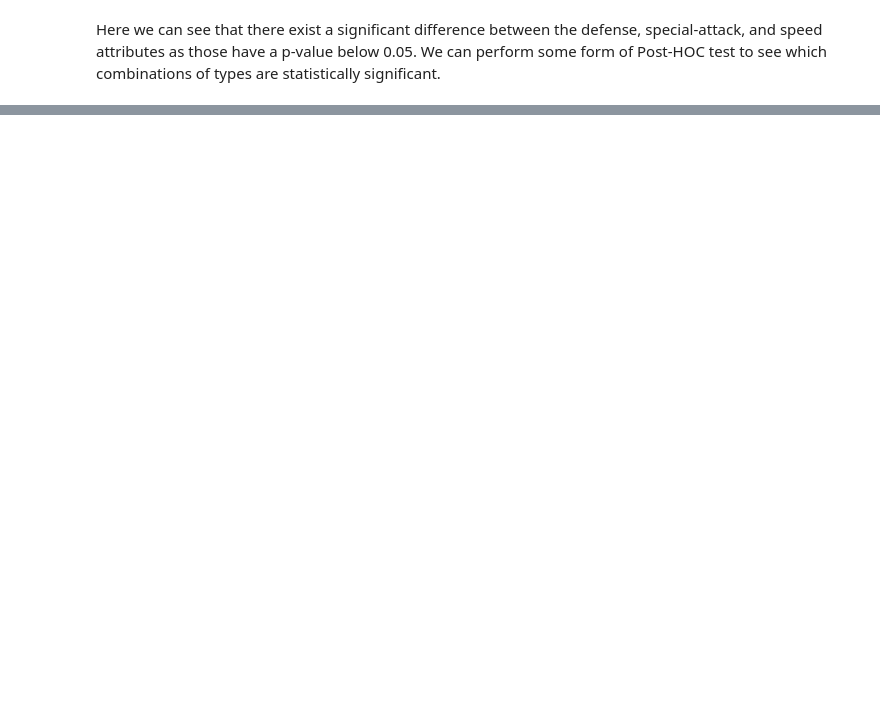
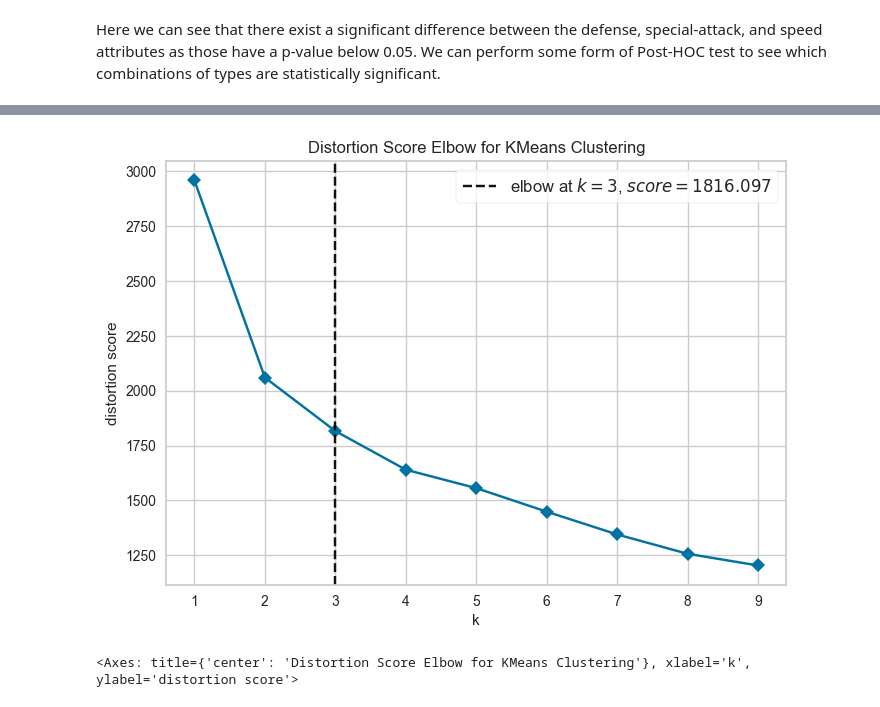
Before and after one commit to Dannypham142/CMSC320-PokeAPI-Final-Project, a Jupyter notebook: PokeAPI_Project.ipynb, the cells around one changed output, grey strips where cells are left out. Saved outputs shown, nothing was run; the diff lists cells and outputs as text; code cells hidden in the pictures; blank space fills up the shorter version.

```diff
--- a/PokeAPI_Project.ipynb
+++ b/PokeAPI_Project.ipynb
@@ -293,0 +334,10 @@ Here we can see that there exist a significant difference between the defense, s
+# %%
+# Instantiate the clustering model and visualizer
+model = KMeans(random_state=seed)
+visualizer = KElbowVisualizer(model, k=(1,10), timings=False)
+
+visualizer.fit(X_scaled)
+visualizer.show()
+# %% [output]
+[figure, added]
+<Axes: title={'center': 'Distortion Score Elbow for KMeans Clustering'}, xlabel='k', ylabel='distortion score'>
```
Also changed, not shown: parts of 12 cells of this notebook.
